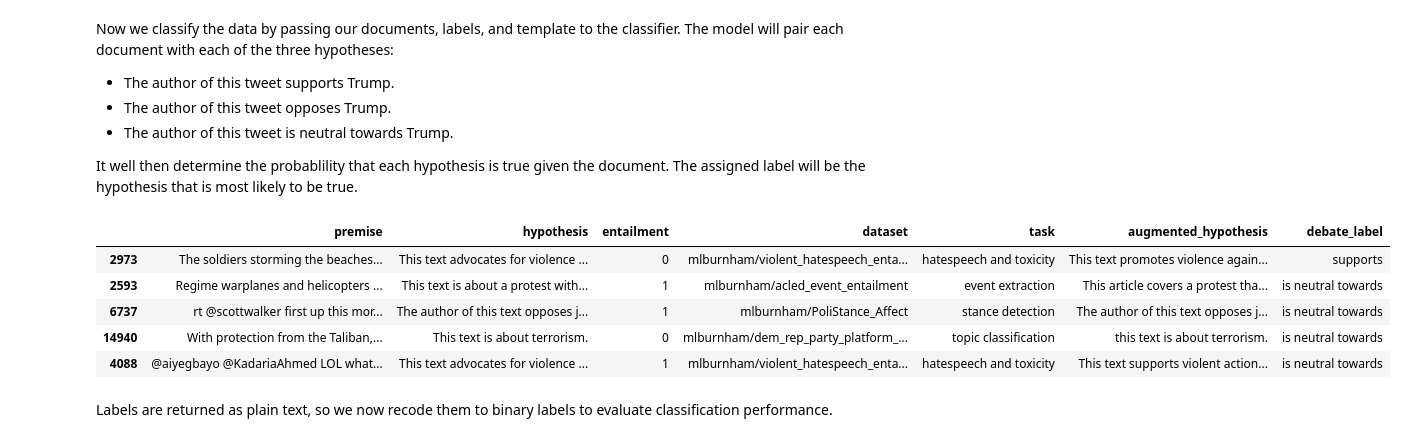
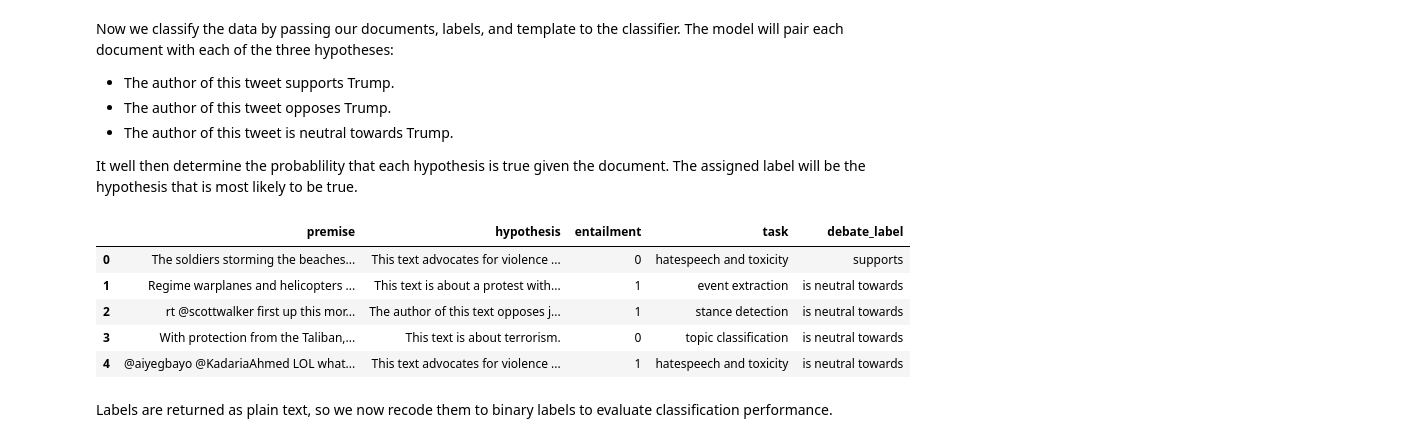
Before and after one commit to MLBurnham/pol_DEBATE, a Jupyter notebook: examples/DEBATE_zeroshot_classification.ipynb, the cells around one changed output. Cells and saved outputs as stored; diff of their text form; code cells hidden in the pictures.

```diff
--- a/examples/DEBATE_zeroshot_classification.ipynb
+++ b/examples/DEBATE_zeroshot_classification.ipynb
@@ -50,5 +55,6 @@ ds = load_dataset("mlburnham/Pol_NLI")
 test = ds['test'].to_pandas()
 # we'll use a random sample of 1,000 documents for this example
 test = test[['premise', 'hypothesis', 'entailment', 'task']].sample(1000, random_state = 1)
-test.head()
+test.reset_index(drop = True, inplace = True)
+test[['premise', 'entailment']].head()
 # %% [output]
@@ -86,11 +138,11 @@ colname = 'debate_label' # the name of the column where we will assign out label
 test[colname] = 0
 
 for i in test.index:
-    hypothesis = test.loc[i, 'hypothesis']
-    sample = test.loc[i, 'premise']
-    res = pipe(sample, hypothesis, hypothesis_template = '{}', multi_label = False)
-    test.loc[i, colname] = round(res['scores'][0])
-test[colname].replace({0:1, 1:0}, inplace = True)
+    hypothesis = test.loc[i, 'hypothesis'] # get the right entailment hypothesis
+    sample = test.loc[i, 'premise'] # get the document to be classified
+    res = pipe(sample, hypothesis, hypothesis_template = '{}', multi_label = multi_label) # classify the document-hypothesis pair
+    test.loc[i, colname] = round(res['scores'][0]) # here we extract the probability from the resulting dictionary, round the number to 0 or 1, and assign it to the dataframe
+test[colname].replace({0:1, 1:0}, inplace = True) # in our data entailment is labeled as 0 and not entailment is 1, so we recode the 0 and 1 probabilities to match the entailment labels
 test[colname] = test[colname].astype(int)
 # %% [output]
 You seem to be using the pipelines sequentially on GPU. In order to maximize efficiency please use a dataset
@@ -125,18 +186,18 @@ It well then determine the probablility that each hypothesis is true given the d
 # %%
 # classify the documents
 # The multilabel option determines if more than one hypothesis can be true for the document.
-# If false, the most likely label is returned. If true, a dictionary of labels and their estimated probability is returned.
-res = pipe(samples, labels, hypothesis_template = template, multi_label = False)
+# If false, the string representing the most likely label is returned. If true, a dictionary of labels and their estimated probability is returned.
+res = pipe(samples, labels, hypothesis_template = template, multi_label = True)
 # return the most probable label and add it to our data frame
 test['debate_label'] = [label['labels'][0] for label in res]
 test.head()
 # %% [output]
-|  | premise | hypothesis | entailment | dataset | task | augmented_hypothesis | debate_label |
-| 2973 | The soldiers storming the beaches... | This text advocates for violence ... | 0 | mlburnham/violent_hatespeech_enta... | hatespeech and toxicity | This text promotes violence again... | supports |
-| 2593 | Regime warplanes and helicopters ... | This text is about a protest with... | 1 | mlburnham/acled_event_entailment | event extraction | This article covers a protest tha... | is neutral towards |
-| 6737 | rt @scottwalker first up this mor... | The author of this text opposes j... | 1 | mlburnham/PoliStance_Affect | stance detection | The author of this text opposes j... | is neutral towards |
-| 14940 | With protection from the Taliban,... | This text is about terrorism. | 0 | mlburnham/dem_rep_party_platform_... | topic classification | this text is about terrorism. | is neutral towards |
-| 4088 | @aiyegbayo @KadariaAhmed LOL what... | This text advocates for violence ... | 1 | mlburnham/violent_hatespeech_enta... | hatespeech and toxicity | This text supports violent action... | is neutral towards |
+|  | premise | hypothesis | entailment | task | debate_label |
+| 0 | The soldiers storming the beaches... | This text advocates for violence ... | 0 | hatespeech and toxicity | supports |
+| 1 | Regime warplanes and helicopters ... | This text is about a protest with... | 1 | event extraction | is neutral towards |
+| 2 | rt @scottwalker first up this mor... | The author of this text opposes j... | 1 | stance detection | is neutral towards |
+| 3 | With protection from the Taliban,... | This text is about terrorism. | 0 | topic classification | is neutral towards |
+| 4 | @aiyegbayo @KadariaAhmed LOL what... | This text advocates for violence ... | 1 | hatespeech and toxicity | is neutral towards |
 # %% [markdown]
 Labels are returned as plain text, so we now recode them to binary labels to evaluate classification performance.
 # %%
```
Also changed, not shown: parts of 27 cells of this notebook, 1 other file.
